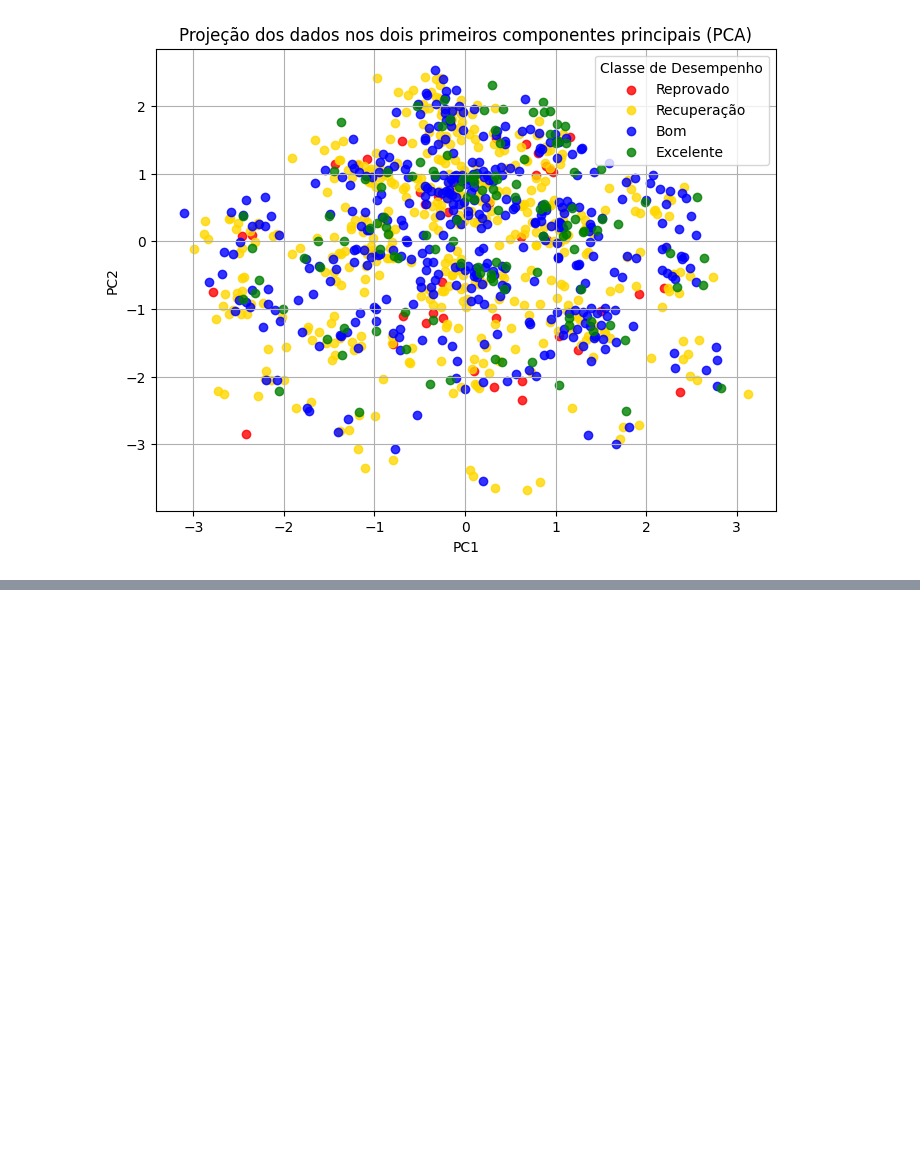
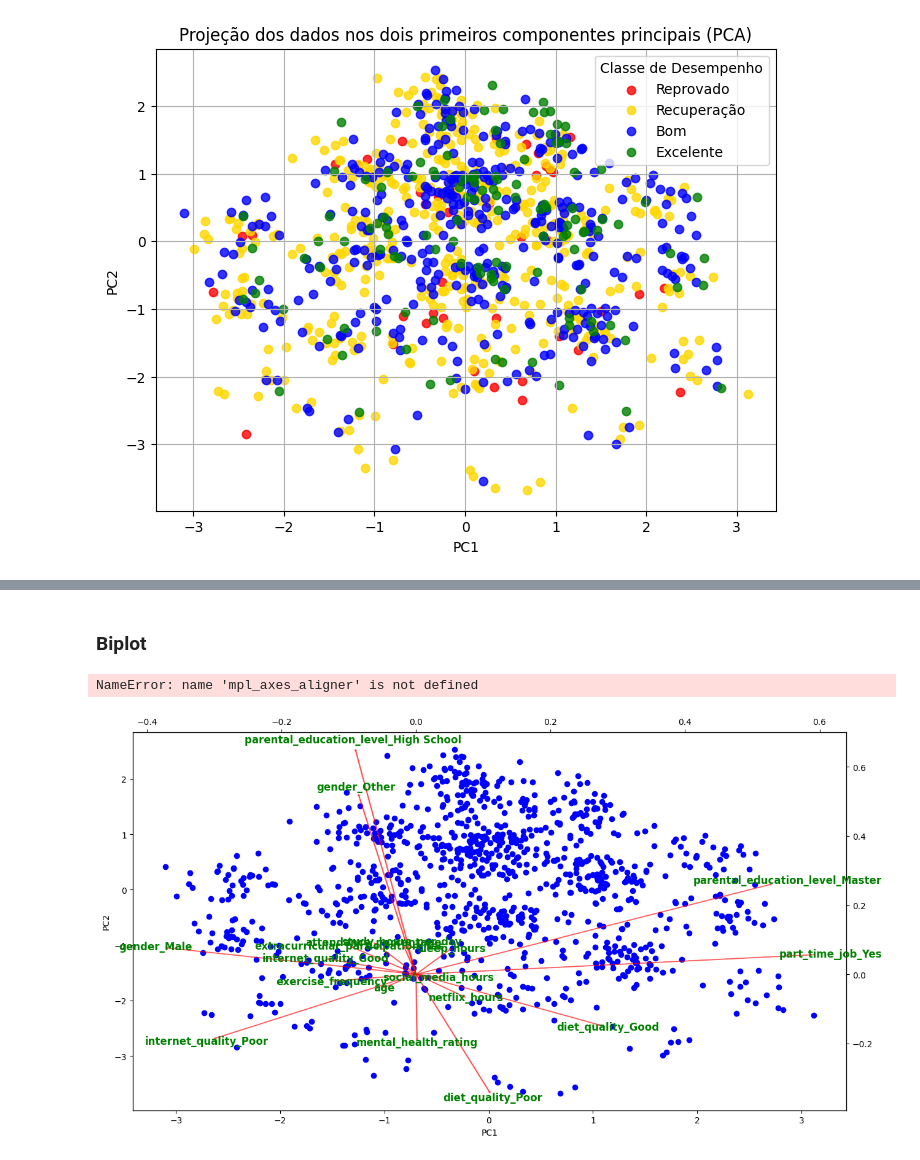
Before and after one commit to MRGdSFS/HW1----ICA-2025.2, a Jupyter notebook: notebooks/04_implementacao_pca_multi.ipynb, the cells around one changed output, grey strips where cells are left out. Saved outputs shown, nothing was run; the diff lists cells and outputs as text; code cells hidden in the pictures; blank space fills up the shorter version.

```diff
--- a/notebooks/04_implementacao_pca_multi.ipynb
+++ b/notebooks/04_implementacao_pca_multi.ipynb
@@ -350,0 +388,12 @@ plt.savefig("resultados/pca/projecao_dados.png")
+# %% [markdown]
+### Biplot
+# %%
+df_loads = pd.DataFrame(
+    autovetores[:2, :],          # apenas PC1 e PC2
+    index=['PC1', 'PC2'],        # nomeia as linhas
+    columns=df_final.columns     # nomeia as colunas pelas variáveis originais
+)
+biplot(df_pca, df_loads)
+# %% [output]
+NameError: name 'mpl_axes_aligner' is not defined
+[figure, added]
```
Also changed, not shown: parts of 8 cells of this notebook, 3 other files.
